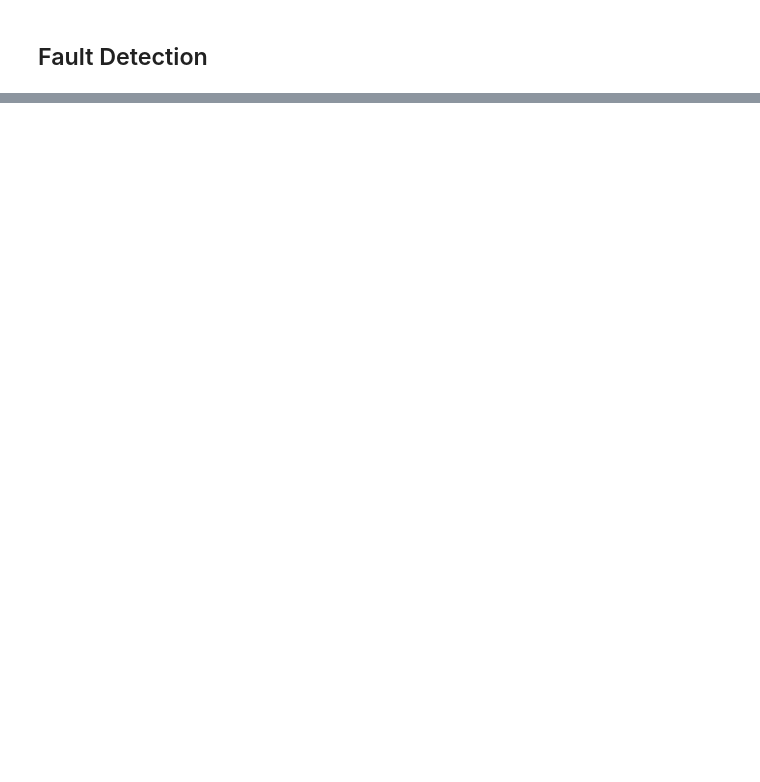
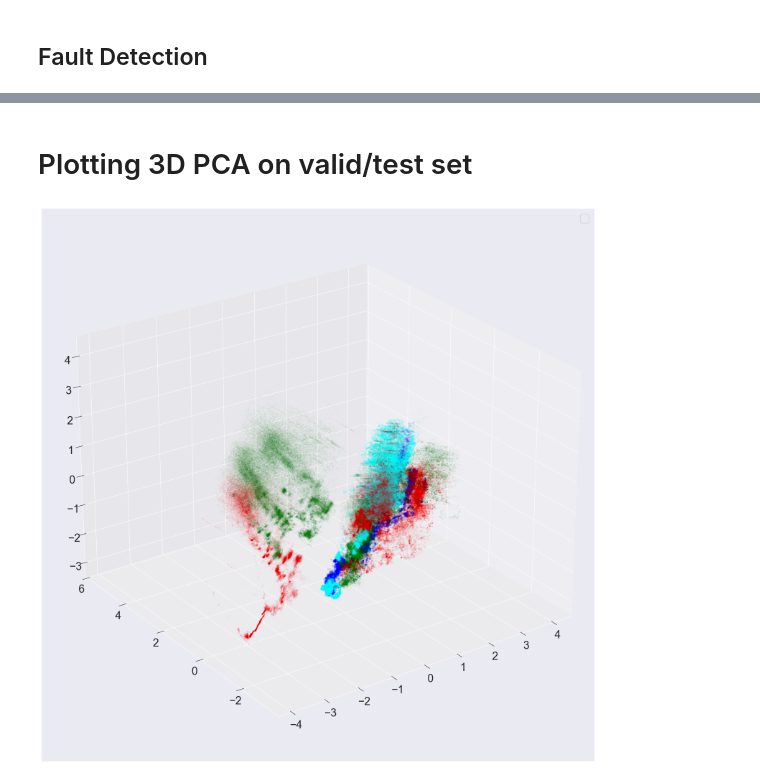
Before and after one commit to MrPio/PHM_North_America_2024_Challenge, a Jupyter notebook: 4-Qualitative_Evaluation/4.1-Qualitative_Evaluation.ipynb, the cells around one changed output, grey strips where cells are left out. Drawn from its saved outputs; the diff is of its cells as text; code cells hidden in the pictures; blank space fills up the shorter version.

```diff
--- a/4-Qualitative_Evaluation/4.1-Qualitative_Evaluation.ipynb
+++ b/4-Qualitative_Evaluation/4.1-Qualitative_Evaluation.ipynb
@@ -90,2 +172,16 @@ plt.show()
+# %%
+de_normalized_trq_measured = regression_x['trq_measured'] * train_std['trq_measured'] + train_mean['trq_measured']
+trq_margin_pred = np.where(
+    trq_target_pred != 0,
+    (de_normalized_trq_measured / trq_target_pred - 1) * 100,
+    0
+)
+trq_margin_pred = pd.Series(trq_margin_pred).replace('unset', 0).astype(float)
 # %% [markdown]
 ## Fault Detection
+# %%
+classification_x = valid_test_x[classification_features]
+classification_x['trq_margin'] = trq_margin_pred
+# %%
+pyKANClass = Py_KAN(layers=[[len(classification_features), 0], [0, 1], [1, 0]], is_regression=False, grid_size=2)
+pyKANClass.model = PyKAN.loadckpt('../3-Fault_Detection/models/fault_detection_multi_23-13-39_8.pt')
@@ -91,0 +194,18 @@ plt.show()
+# %%
+pyKANReg.eval()
+labels = torch.tensor([])
+
+for i in range(math.ceil(len(classification_x) / 8192)):
+    x = classification_x[i * 8192:min(len(classification_x), (i + 1) * 8192)]
+    x = torch.tensor(x.values, dtype=torch.float32, device=device)
+    confidence = pyKANClass(x)
+    labels = torch.cat((labels, (torch.sigmoid(confidence) > 0.5).int().cpu()))
+labels = pd.Series(labels.squeeze())
+# %% [markdown]
+# Plotting 3D PCA on valid/test set
+# %%
+ax = plot_3d_pca(train_x[:], train_loadings, train_y['faulty'].values[:], scale=1, alpha=0.025)
+plot_3d_pca(valid_test_x, train_loadings, labels, c={0: 'cyan', 1: 'blue'}, ax=ax, alpha=0.1)
+plt.show()
+# %% [output]
+[figure, added]
```
Also changed, not shown: parts of 13 cells of this notebook, 5 other files.
